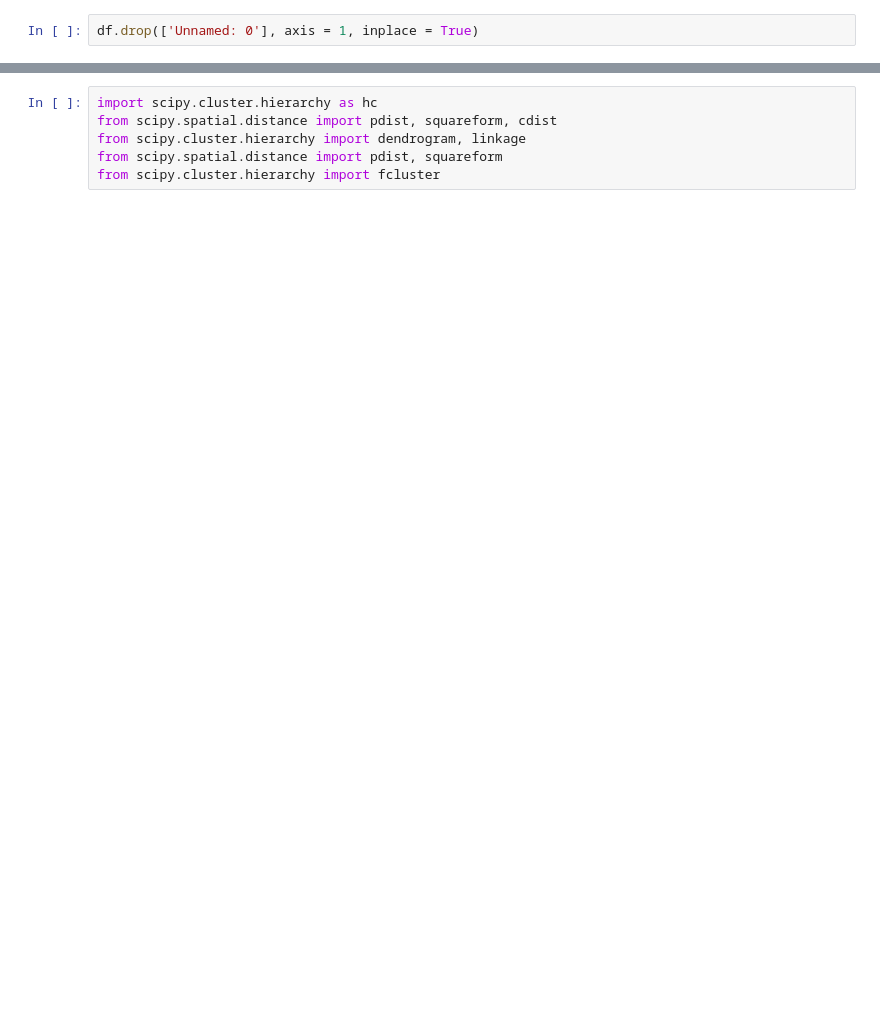
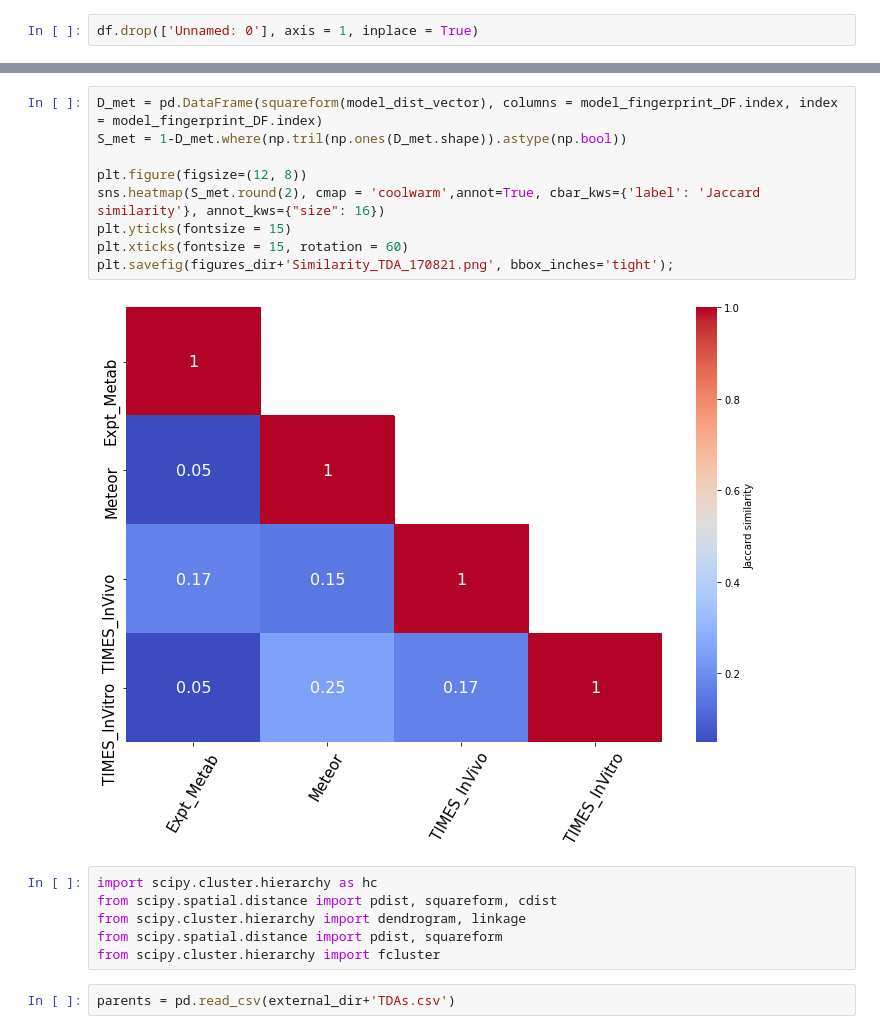
Before and after one commit to patlewig/in_silico_metabolism, a Jupyter notebook: notebooks/04_Case_study.ipynb, the cells around one changed output, grey strips where cells are left out. Drawn from its saved outputs; the diff is of its cells as text; blank space fills up the shorter version.

```diff
--- a/notebooks/04_Case_study.ipynb
+++ b/notebooks/04_Case_study.ipynb
@@ -54,6 +104,19 @@ df2.isnull().sum().sum()
+# %%
+D_met = pd.DataFrame(squareform(model_dist_vector), columns = model_fingerprint_DF.index, index = model_fingerprint_DF.index)
+S_met = 1-D_met.where(np.tril(np.ones(D_met.shape)).astype(np.bool))
+
+plt.figure(figsize=(12, 8))
+sns.heatmap(S_met.round(2), cmap = 'coolwarm',annot=True, cbar_kws={'label': 'Jaccard similarity'}, annot_kws={"size": 16})
+plt.yticks(fontsize = 15)
+plt.xticks(fontsize = 15, rotation = 60)
+plt.savefig(figures_dir+'Similarity_TDA_170821.png', bbox_inches='tight');
+# %% [output]
+[figure, added]
 # %%
 import scipy.cluster.hierarchy as hc
 from scipy.spatial.distance import pdist, squareform, cdist
 from scipy.cluster.hierarchy import dendrogram, linkage
 from scipy.spatial.distance import pdist, squareform
 from scipy.cluster.hierarchy import fcluster
+# %%
+parents = pd.read_csv(external_dir+'TDAs.csv')
```
Also changed, not shown: parts of 46 cells of this notebook, 8 other files.
